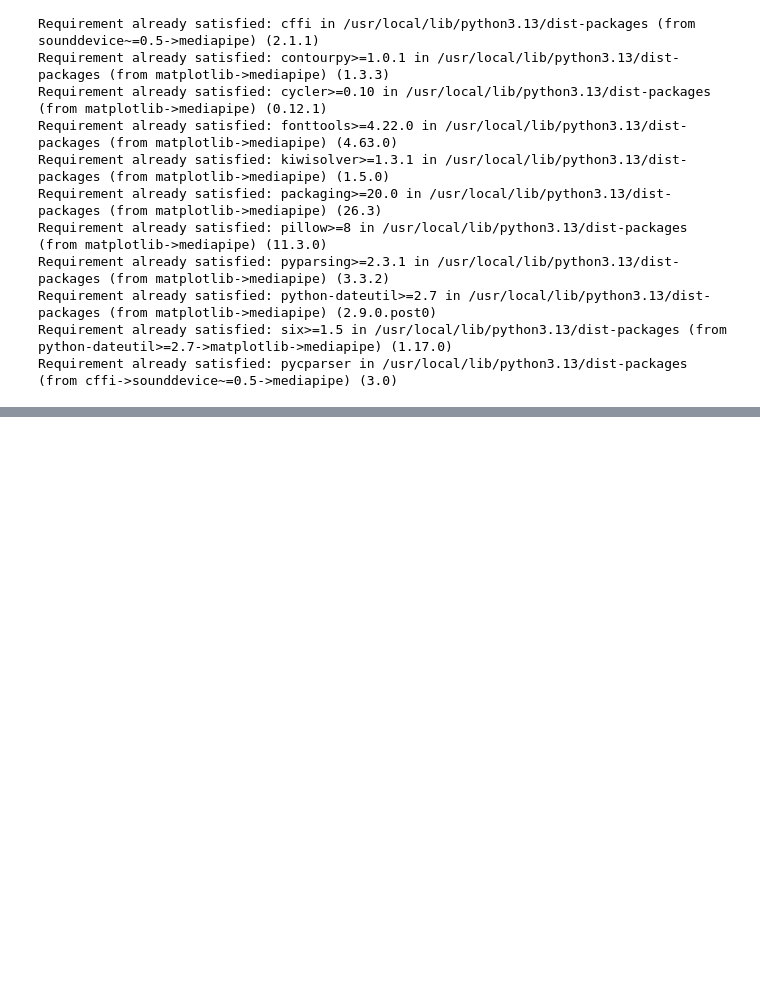
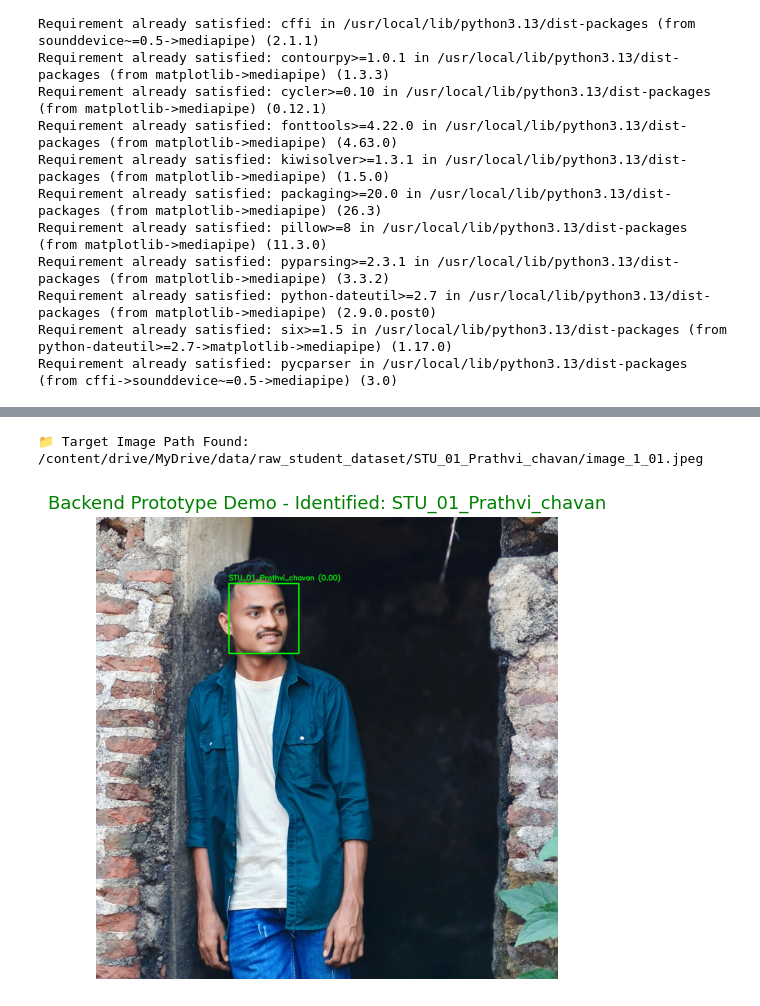
Before and after one commit to neoaitech/Neoai_attendance_system, a Jupyter notebook: face_recognition.ipynb, the cells around one changed output, grey strips where cells are left out. Saved outputs shown, nothing was run; the diff lists cells and outputs as text; code cells hidden in the pictures; blank space fills up the shorter version.

```diff
--- a/face_recognition.ipynb
+++ b/face_recognition.ipynb
@@ -476,0 +500,79 @@ else:
+# %%
+import os
+import cv2
+import pickle
+import numpy as np
+import matplotlib.pyplot as plt
+from deepface import DeepFace
+
+# 1. Paths Configuration
+embeddings_path = '/content/data/student_embeddings.pkl'
+data_dir = '/content/drive/MyDrive/data'
+
+if not os.path.exists(embeddings_path):
+    embeddings_path = 'data/student_embeddings.pkl'
+    data_dir = 'data'
+
+# 2. Load Embeddings
+with open(embeddings_path, 'rb') as f:
+    database = pickle.load(f)
+
+known_encodings = np.array(database['encodings'])
+known_names = database['names']
+
+# 3. Dynamic Image Path Finder (Scans root data directory)
+test_img_path = None
+for root, dirs, files in os.walk(data_dir):
+    for file in files:
+        if file.lower().endswith(('.jpg', '.jpeg', '.png')):
+            test_img_path = os.path.join(root, file)
+            break
+    if test_img_path:
+        break
+
+print(f"📁 Target Image Path Found: {test_img_path}")
+
+# 4. Process and Display Prototype Demo
+if test_img_path and os.path.exists(test_img_path):
+    img = cv2.imread(test_img_path)
+    img_rgb = cv2.cvtColor(img, cv2.COLOR_BGR2RGB)
+
+    # ArcFace Representation & Matching
+    repr_obj = DeepFace.represent(
+        img_path=test_img_path,
+        model_name="ArcFace",
+        detector_backend="opencv",
+        enforce_detection=False
+    )
+
+    test_vector = repr_obj[0]["embedding"]
+
+    # Cosine Matching
+    test_norm = test_vector / np.linalg.norm(test_vector)
+    known_norms = known_encodings / np.linalg.norm(known_encodings, axis=1, keepdims=True)
+    cosine_distances = 1 - np.dot(known_norms, test_norm)
+    best_idx = np.argmin(cosine_distances)
+    score = cosine_distances[best_idx]
+    name = known_names[best_idx] if score <= 0.35 else "Unknown"
+
+    # Bounding Box Coordinates
+    facial_area = repr_obj[0]["facial_area"]
+    x, y, w, h = facial_area['x'], facial_area['y'], facial_area['w'], facial_area['h']
+
+    # Draw Visualization
+    color = (0, 255, 0) if name != "Unknown" else (255, 0, 0)
+    cv2.rectangle(img_rgb, (x, y), (x + w, y + h), color, 4)
+    label = f"{name} ({score:.2f})"
+    cv2.putText(img_rgb, label, (x, max(y - 12, 25)), cv2.FONT_HERSHEY_SIMPLEX, 0.8, color, 2)
+
+    # Render Visual Image
+    plt.figure(figsize=(8, 6))
+    plt.imshow(img_rgb)
+    plt.axis('off')
+    plt.title(f"Backend Prototype Demo - Identified: {name}", fontsize=13, color='green')
+    plt.show()
+else:
+    print("❌ Image file Drive me locate nahi ho saki.")
+# %% [output]
+📁 Target Image Path Found: /content/drive/MyDrive/data/raw_student_dataset/STU_01_Prathvi_chavan/image_1_01.jpeg
+[figure, added]
```
Also changed, not shown: parts of 9 cells of this notebook.
